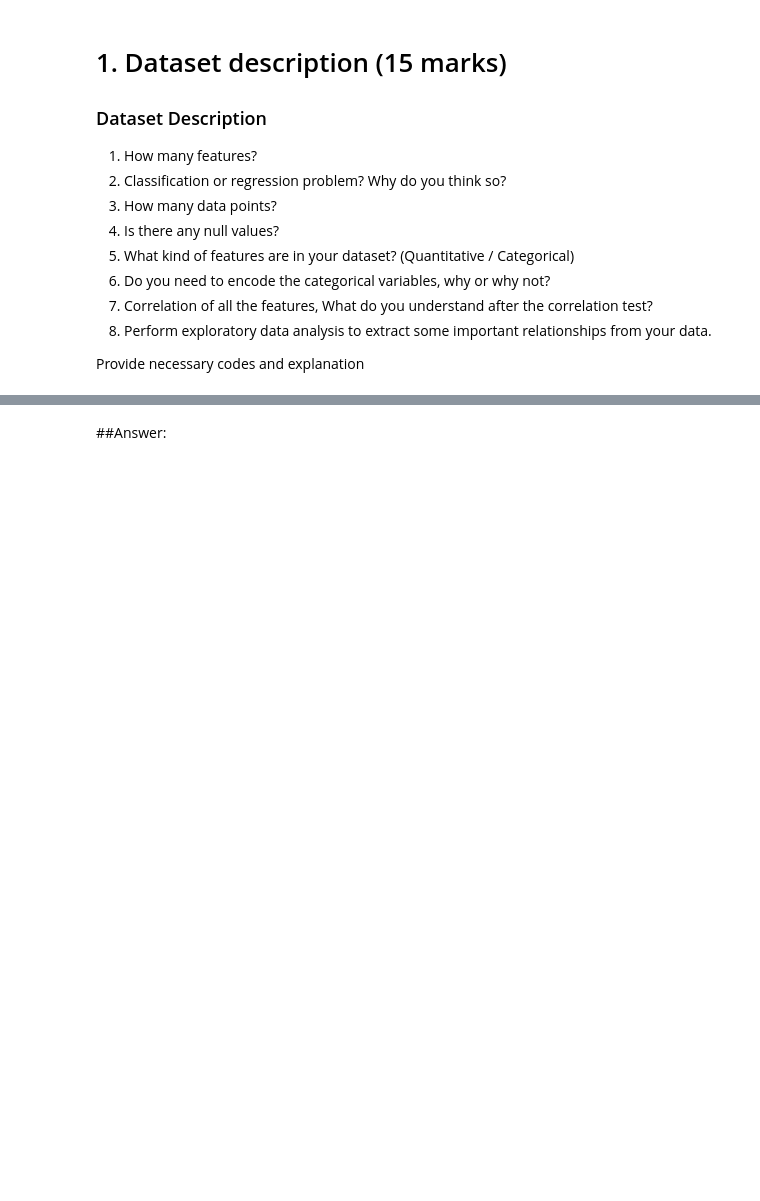
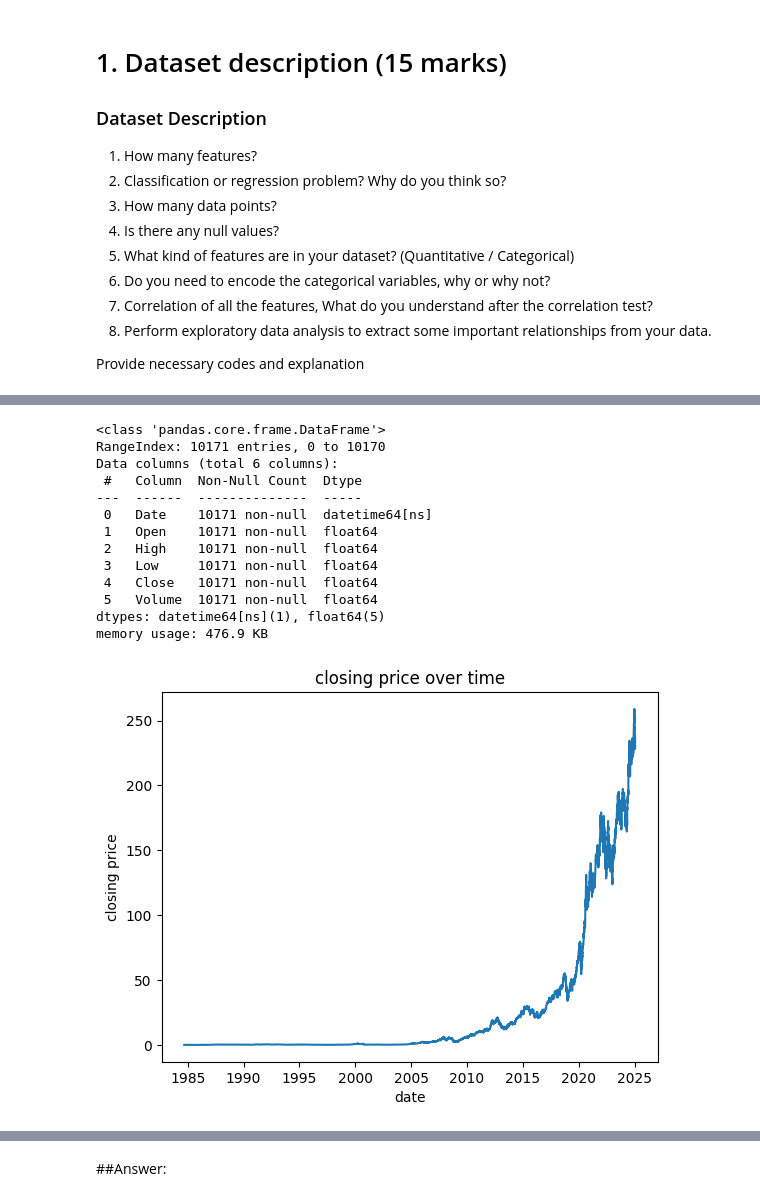
Before and after one commit to gh-nafiz-mahmud/Phitron_AI_ML_Batch_02, a Jupyter notebook: Machine learning/Week-16/Module-24/Copy of ML_FINAL.ipynb, the cells around one changed output, grey strips where cells are left out. Drawn from its saved outputs; the diff is of its cells as text; code cells hidden in the pictures; blank space fills up the shorter version.

Commit message:
ML Final done (not in a good way of course. totally deoyar jonno deoya r ki type kore exam ta submit korechi)

```diff
--- a/Machine learning/Week-16/Module-24/Copy of ML_FINAL.ipynb
+++ b/Machine learning/Week-16/Module-24/Copy of ML_FINAL.ipynb
@@ -36,3 +36,32 @@ Why you choose this dataset and what did you observe from the dataset descriptio
 
 
 Provide necessary codes and explanation
+# %%
+import numpy as np
+import pandas as pd
+import matplotlib.pyplot as plt
+import seaborn as sns
+from sklearn.model_selection import train_test_split
+
+
+df = pd.read_csv("/content/aapl_us_2025.csv")
+# df.sample(5)
+
+print("Number of features :", df.shape[1])
+
+print("Number of data points:", df.shape[0])
+
+print("Total null:", df.isnull().sum().sum())
+
+# print(df.dtypes)
+
+# convert day to datetime
+df['Date'] = pd.to_datetime(df['Date'])
+
+print(df.dtypes)
+
+# correlation among all features
+
+num_df = df.select_dtypes(include='number')
+corr = num_df.corr()
+print(corr)
@@ -38,0 +85,25 @@ Provide necessary codes and explanation
+# %%
+# for eda
+df.info()
+df.describe()
+
+plt.plot(df['Date'], df['Close'])
+plt.title("closing price over time")
+plt.xlabel("date")
+plt.ylabel("closing price")
+plt.show()
+# %% [output]
+<class 'pandas.core.frame.DataFrame'>
+RangeIndex: 10171 entries, 0 to 10170
+Data columns (total 6 columns):
+ #   Column  Non-Null Count  Dtype
+---  ------  --------------  -----
+ 0   Date    10171 non-null  datetime64[ns]
+ 1   Open    10171 non-null  float64
+ 2   High    10171 non-null  float64
+ 3   Low     10171 non-null  float64
+ 4   Close   10171 non-null  float64
+ 5   Volume  10171 non-null  float64
+dtypes: datetime64[ns](1), float64(5)
+memory usage: 476.9 KB
+[figure, added]
```
Also changed, not shown: parts of 29 cells of this notebook.
